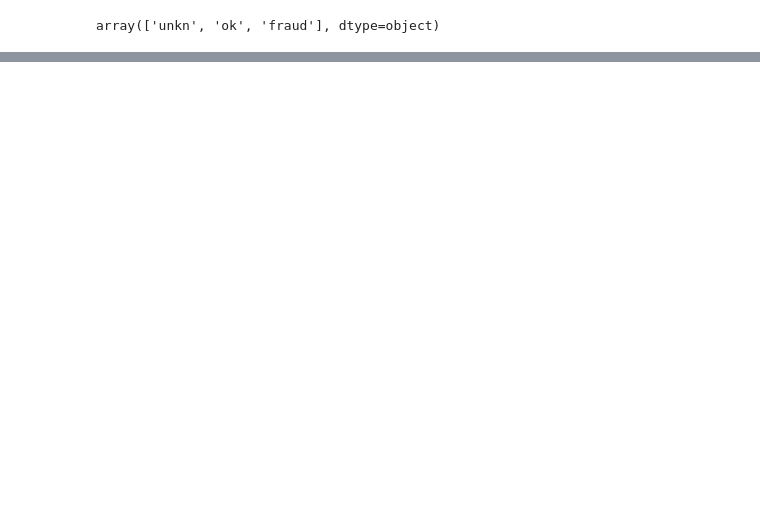
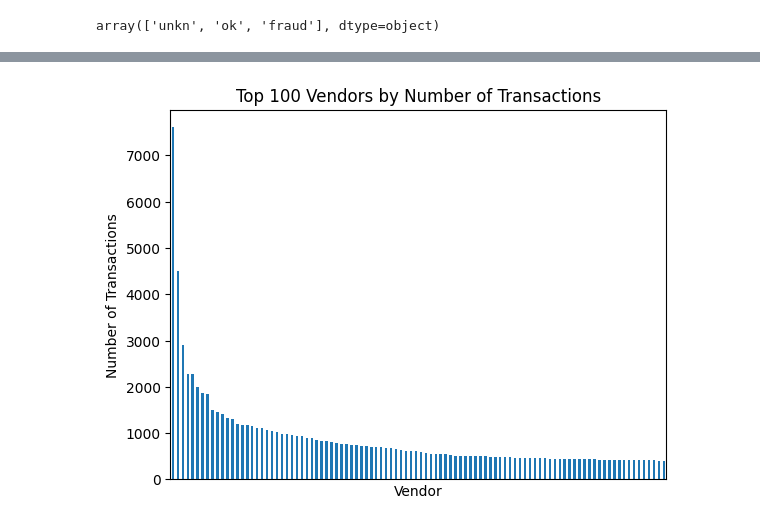
Before and after one commit to NiklasKiefer/fraud_detection, a Jupyter notebook: fraud_detection.ipynb, the cells around one changed output, grey strips where cells are left out. Drawn from its saved outputs; the diff is of its cells as text; code cells hidden in the pictures; blank space fills up the shorter version.

```diff
--- a/fraud_detection.ipynb
+++ b/fraud_detection.ipynb
@@ -94,0 +192,14 @@ train_labeled, test_labeled = train_test_split(
+# %%
+# transactions per vendor
+vendor_counts = X_train.groupby("ID").size().sort_values(ascending=False)
+
+# plot
+vendor_counts.head(100).plot(kind="bar")
+plt.title("Top 100 Vendors by Number of Transactions")
+plt.ylabel("Number of Transactions")
+plt.xlabel("Vendor")
+plt.xticks([], [])  # remove massive amount of ticks
+plt.xticks(rotation=45)
+plt.show()
+# %% [output]
+[figure, added]
```
Also changed, not shown: parts of 32 cells of this notebook.
